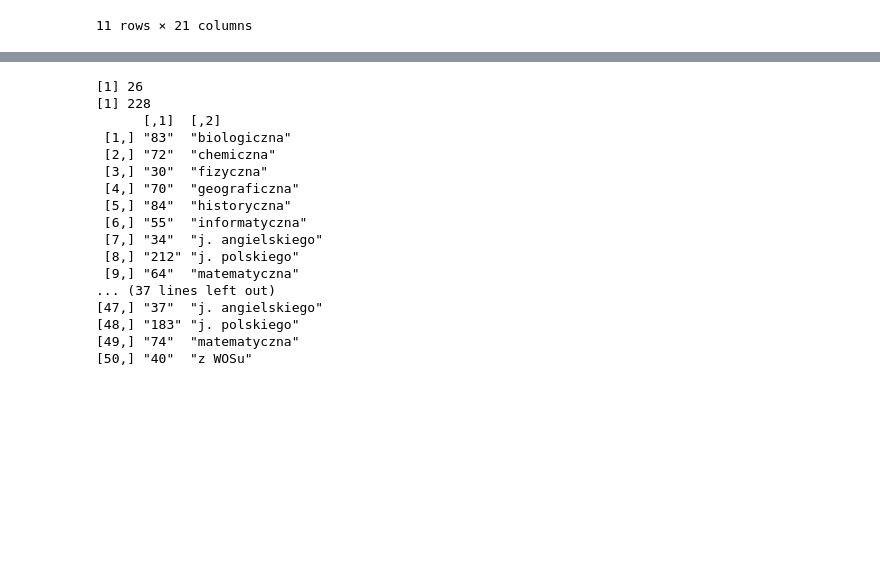
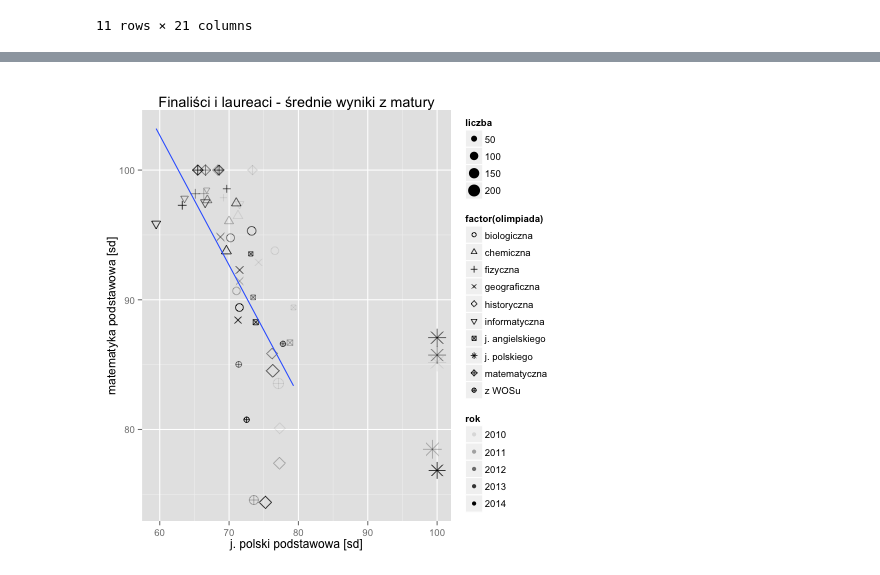
Before and after one commit to stared/delab-matury, a Jupyter notebook: eksploracje/laureaci_2.ipynb, the cells around one changed output, grey strips where cells are left out. Cells and saved outputs as stored; diff of their text form; code cells hidden in the pictures; blank space fills up the shorter version.

```diff
--- a/eksploracje/laureaci_2.ipynb
+++ b/eksploracje/laureaci_2.ipynb
@@ -129,3 +137,25 @@ dfr2011 = srednie_laureatow(2011)
 dfr2012 = srednie_laureatow(2012)
 dfr2013 = srednie_laureatow(2013)
 dfr2014 = srednie_laureatow(2014)
+# %%
+kolumny = ['j_polski_podstawowa', 'matematyka_podstawowa', 'j_angielski_rozszerzona', 'liczba']
+
+nowe = []
+for rok in range(2010, 2015):
+    df = srednie_laureatow(rok).loc[:, kolumny]
+    df['olimpiada'] = df.index
+    df['rok'] = rok
+    nowe.append(df)
+
+lata_zlaczone = pd.concat(nowe, ignore_index=True)
+# %%
+kolumny = ['j_polski_podstawowa', 'matematyka_podstawowa', 'j_angielski_rozszerzona', 'liczba']
+
+nowe = []
+for rok in range(2010, 2015):
+    df = srednie_laureatow(rok, znorm=True).loc[:, kolumny]
+    df['olimpiada'] = df.index
+    df['rok'] = rok
+    nowe.append(df)
+
+lata_zlaczone_znorm = pd.concat(nowe, ignore_index=True)
@@ -196,29 +242,18 @@ ggplot(dfr, aes(x=j_polski_podstawowa, y=matematyka_podstawowa, label=olimpiada,
-# %%
-%%R
-print(min(c(dfr2010$liczba, dfr2011$liczba, dfr2012$liczba, dfr2013$liczba, dfr2014$liczba)))
-print(max(c(dfr2010$liczba[1:10], dfr2011$liczba[1:10],
-            dfr2012$liczba[1:10], dfr2013$liczba[1:10], dfr2014$liczba[1:10])))
-
-print(cbind(c(dfr2010$liczba[1:10], dfr2011$liczba[1:10],
-            dfr2012$liczba[1:10], dfr2013$liczba[1:10], dfr2014$liczba[1:10]),
-           c(rownames(dfr2010)[1:10], rownames(dfr2010)[1:10],
-            rownames(dfr2010)[1:10], rownames(dfr2010)[1:10], rownames(dfr2010)[1:10])
-           ))
-# %% [output]
-[1] 26
-[1] 228
-      [,1]  [,2]
- [1,] "83"  "biologiczna"
- [2,] "72"  "chemiczna"
- [3,] "30"  "fizyczna"
- [4,] "70"  "geograficzna"
- [5,] "84"  "historyczna"
- [6,] "55"  "informatyczna"
- [7,] "34"  "j. angielskiego"
- [8,] "212" "j. polskiego"
- [9,] "64"  "matematyczna"
-... (37 lines left out)
-[47,] "37"  "j. angielskiego"
-[48,] "183" "j. polskiego"
-[49,] "74"  "matematyczna"
-[50,] "40"  "z WOSu"
+# %%
+%%R -i lata_zlaczone
+
+lata_zlaczone[] <- lapply(lata_zlaczone, function(x) {attr(x, 'dim') <- NULL; x})
+lata_zlaczone <- filter(lata_zlaczone, olimpiada != "(średni wynik ogółu)")
+
+ggplot(lata_zlaczone, aes(x=j_polski_podstawowa, y=matematyka_podstawowa)) +
+  scale_shape_manual(values=1:10) +
+  geom_point(aes(size=liczba, shape=factor(olimpiada), alpha=rok)) +
+  scale_size_area() +
+  # geom_text(hjust=1.2, vjust=0.4, data=filter(dfr, olimpiada %in% lewo)) +
+  # geom_text(hjust=-0.2, vjust=0.4, data=filter(dfr, !(olimpiada %in% lewo))) +
+  stat_smooth(method="lm", se=F,
+              data=filter(lata_zlaczone, !(olimpiada %in% c("matematyczna", "j. polskiego")))) +
+  ggtitle("Finaliści i laureaci - średnie wyniki z matury") +
+  labs(x="j. polski podstawowa [sd]", y="matematyka podstawowa [sd]")
+# %% [output]
+[figure, added]
```
Also changed, not shown: parts of 12 cells of this notebook, 2 other files.
